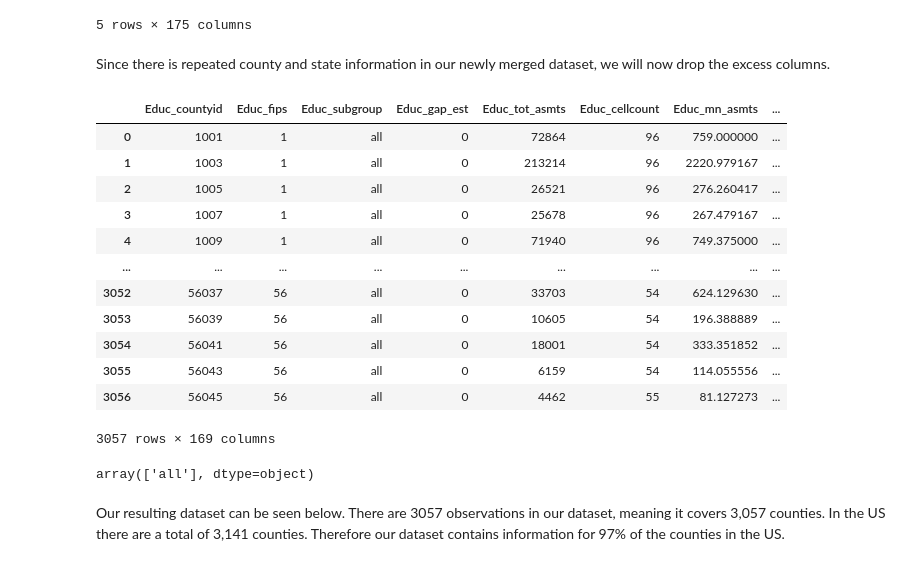
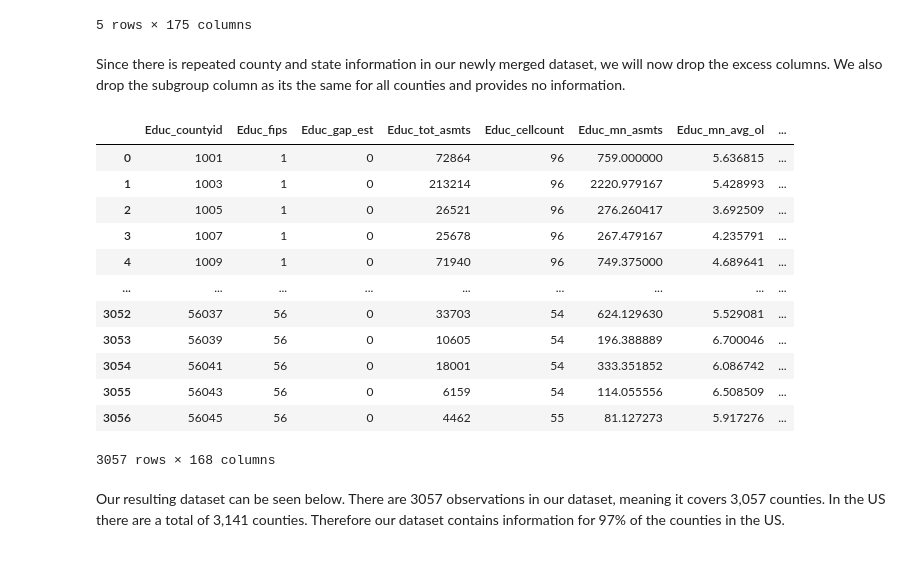
Before and after one commit to archanaramakrishnan/EECS731-Final-Project, a Jupyter notebook: notebooks/0-Data_Exploration_And_Cleaning.ipynb, the cells around one changed output. Cells and saved outputs as stored; diff of their text form; code cells hidden in the pictures.

```diff
--- a/notebooks/0-Data_Exploration_And_Cleaning.ipynb
+++ b/notebooks/0-Data_Exploration_And_Cleaning.ipynb
@@ -406,25 +406,21 @@ combined_df.head()
 | 4 | 1009 | Blount County | 1 | AL | all | 0 | 71940 | ... |
 5 rows × 175 columns
 # %% [markdown]
-Since there is repeated county and state information in our newly merged dataset, we will now drop the excess columns.
+Since there is repeated county and state information in our newly merged dataset, we will now drop the excess columns. We also drop the subgroup column as its the same for all counties and provides no information.
 # %%
-combined_df.drop(["Food_State", "Food_County", "Food_stateabb", "Educ_stateabb", "Educ_County", "Educ_countyname"], axis=1, inplace=True)
+combined_df.drop(["Food_State", "Food_County", "Food_stateabb", "Educ_stateabb", "Educ_County", "Educ_countyname", "Educ_subgroup"], axis=1, inplace=True)
 combined_df
 # %% [output]
-|  | Educ_countyid | Educ_fips | Educ_subgroup | Educ_gap_est | Educ_tot_asmts | Educ_cellcount | Educ_mn_asmts | ... |
-| 0 | 1001 | 1 | all | 0 | 72864 | 96 | 759.000000 | ... |
-| 1 | 1003 | 1 | all | 0 | 213214 | 96 | 2220.979167 | ... |
-| 2 | 1005 | 1 | all | 0 | 26521 | 96 | 276.260417 | ... |
-| 3 | 1007 | 1 | all | 0 | 25678 | 96 | 267.479167 | ... |
-| 4 | 1009 | 1 | all | 0 | 71940 | 96 | 749.375000 | ... |
+|  | Educ_countyid | Educ_fips | Educ_gap_est | Educ_tot_asmts | Educ_cellcount | Educ_mn_asmts | Educ_mn_avg_ol | ... |
+| 0 | 1001 | 1 | 0 | 72864 | 96 | 759.000000 | 5.636815 | ... |
+| 1 | 1003 | 1 | 0 | 213214 | 96 | 2220.979167 | 5.428993 | ... |
+| 2 | 1005 | 1 | 0 | 26521 | 96 | 276.260417 | 3.692509 | ... |
+| 3 | 1007 | 1 | 0 | 25678 | 96 | 267.479167 | 4.235791 | ... |
+| 4 | 1009 | 1 | 0 | 71940 | 96 | 749.375000 | 4.689641 | ... |
 | ... | ... | ... | ... | ... | ... | ... | ... | ... |
-| 3052 | 56037 | 56 | all | 0 | 33703 | 54 | 624.129630 | ... |
-| 3053 | 56039 | 56 | all | 0 | 10605 | 54 | 196.388889 | ... |
-| 3054 | 56041 | 56 | all | 0 | 18001 | 54 | 333.351852 | ... |
-| 3055 | 56043 | 56 | all | 0 | 6159 | 54 | 114.055556 | ... |
-| 3056 | 56045 | 56 | all | 0 | 4462 | 55 | 81.127273 | ... |
+| 3052 | 56037 | 56 | 0 | 33703 | 54 | 624.129630 | 5.529081 | ... |
+| 3053 | 56039 | 56 | 0 | 10605 | 54 | 196.388889 | 6.700046 | ... |
+| 3054 | 56041 | 56 | 0 | 18001 | 54 | 333.351852 | 6.086742 | ... |
+| 3055 | 56043 | 56 | 0 | 6159 | 54 | 114.055556 | 6.508509 | ... |
+| 3056 | 56045 | 56 | 0 | 4462 | 55 | 81.127273 | 5.917276 | ... |
-3057 rows × 169 columns
+3057 rows × 168 columns
-# %%
-combined_df.Educ_subgroup.unique()
-# %% [output]
-array(['all'], dtype=object)
```
Also changed, not shown: parts of 2 cells of this notebook, 2 other files.
